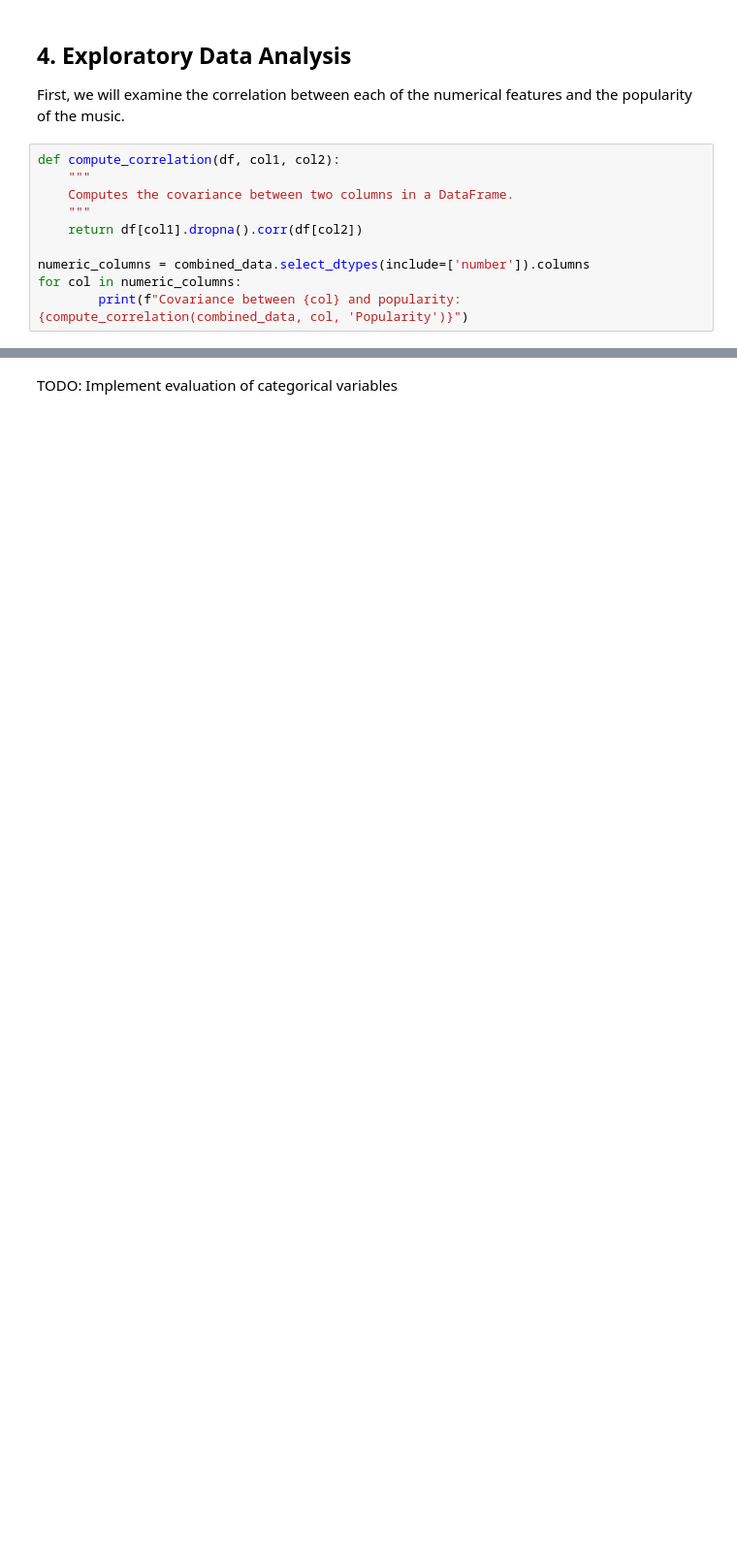
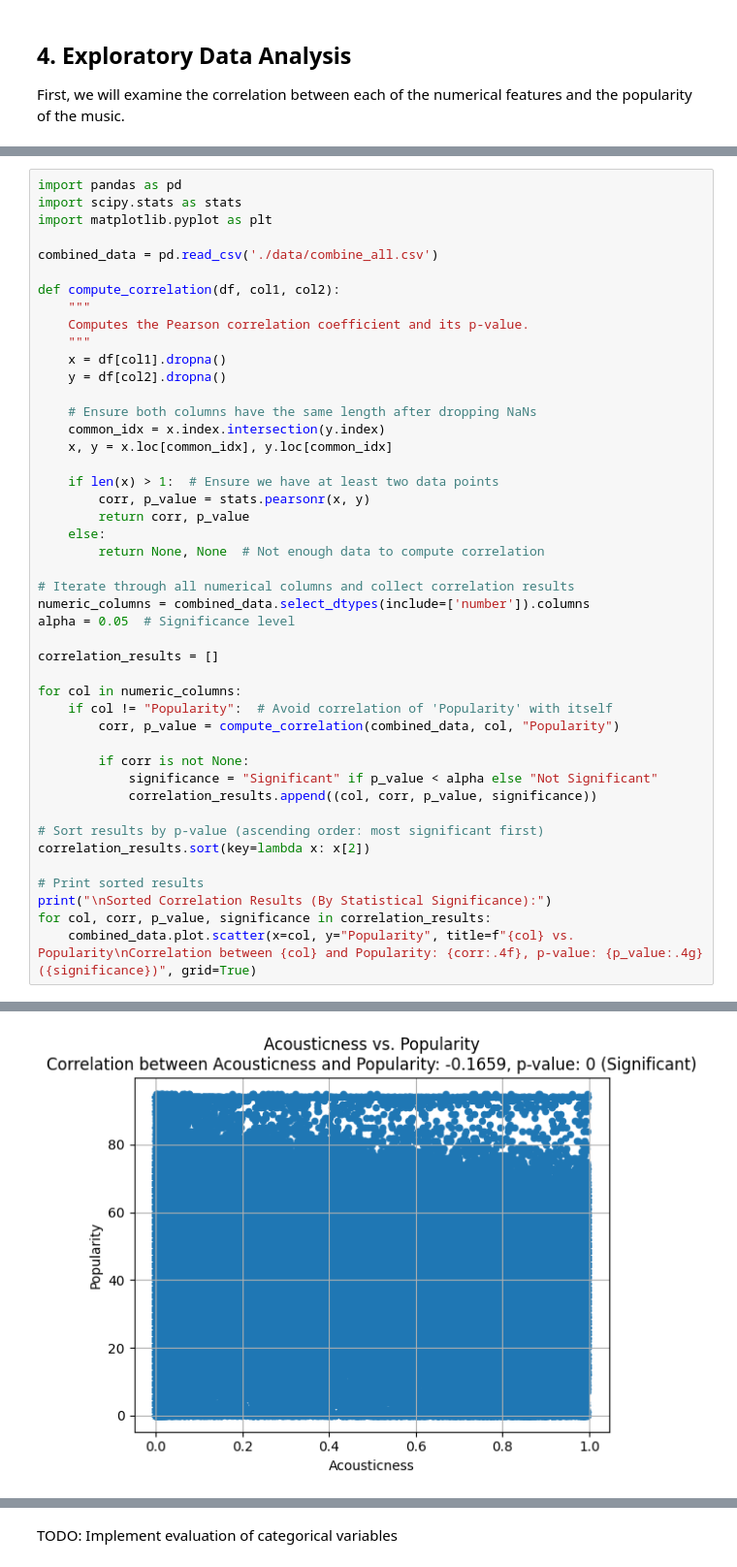
Before and after one commit to pwlee90/ece143_project, a Jupyter notebook: Music_Popularity_Prediction.ipynb, the cells around one changed output, grey strips where cells are left out. Shown at 97% size. Drawn from its saved outputs; the diff is of its cells as text; blank space fills up the shorter version.

Commit message:
Correlations added to EDA.py

```diff
--- a/Music_Popularity_Prediction.ipynb
+++ b/Music_Popularity_Prediction.ipynb
@@ -198,13 +194,3 @@ combined_data.dropna(subset=['Popularity'], how='all', inplace=True) # Drop rows
 ## 4. Exploratory Data Analysis
 
 First, we will examine the correlation between each of the numerical features and the popularity of the music.
-# %%
-def compute_correlation(df, col1, col2):
-    """
-    Computes the covariance between two columns in a DataFrame.
-    """
-    return df[col1].dropna().corr(df[col2])
-
-numeric_columns = combined_data.select_dtypes(include=['number']).columns
-for col in numeric_columns:
-        print(f"Covariance between {col} and popularity: {compute_correlation(combined_data, col, 'Popularity')}")
@@ -228,0 +197,46 @@ Covariance between Stream and popularity: 0.29281616698585494
+# %%
+import pandas as pd
+import scipy.stats as stats
+import matplotlib.pyplot as plt
+
+combined_data = pd.read_csv('./data/combine_all.csv')
+
+def compute_correlation(df, col1, col2):
+    """
+    Computes the Pearson correlation coefficient and its p-value.
+    """
+    x = df[col1].dropna()
+    y = df[col2].dropna()
+
+    # Ensure both columns have the same length after dropping NaNs
+    common_idx = x.index.intersection(y.index)
+    x, y = x.loc[common_idx], y.loc[common_idx]
+
+    if len(x) > 1:  # Ensure we have at least two data points
+        corr, p_value = stats.pearsonr(x, y)
+        return corr, p_value
+    else:
+        return None, None  # Not enough data to compute correlation
+
+# Iterate through all numerical columns and collect correlation results
+numeric_columns = combined_data.select_dtypes(include=['number']).columns
+alpha = 0.05  # Significance level
+
+correlation_results = []
+
+for col in numeric_columns:
+    if col != "Popularity":  # Avoid correlation of 'Popularity' with itself
+        corr, p_value = compute_correlation(combined_data, col, "Popularity")
+
+        if corr is not None:
+            significance = "Significant" if p_value < alpha else "Not Significant"
+            correlation_results.append((col, corr, p_value, significance))
+
+# Sort results by p-value (ascending order: most significant first)
+correlation_results.sort(key=lambda x: x[2])
+
+# Print sorted results
+print("\nSorted Correlation Results (By Statistical Significance):")
+for col, corr, p_value, significance in correlation_results:
+    combined_data.plot.scatter(x=col, y="Popularity", title=f"{col} vs. Popularity\nCorrelation between {col} and Popularity: {corr:.4f}, p-value: {p_value:.4g} ({significance})", grid=True)
+# %% [output]
@@ -228,0 +244 @@ Covariance between Stream and popularity: 0.29281616698585494
+[figure, added]
```
Also changed, not shown: parts of 3 cells of this notebook.
